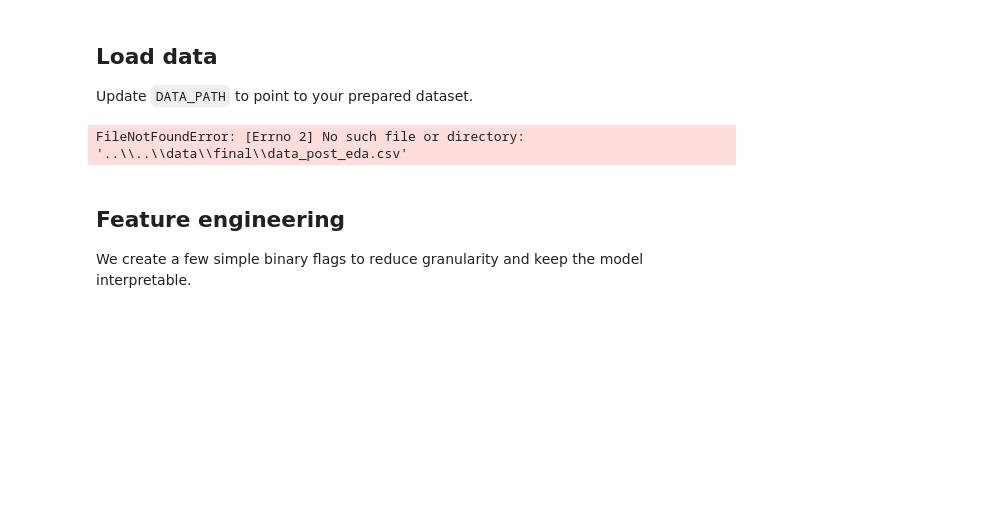
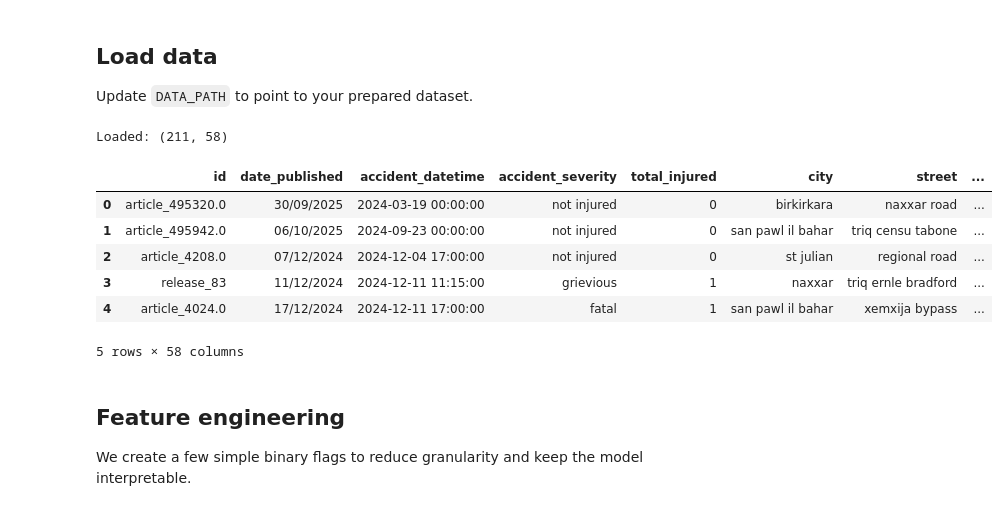
Before and after one commit to michael-vella/ics5110-assignment, a Jupyter notebook: notebooks/final/3d_logistic_regression__PAUL_SAID.ipynb, the cells around one changed output. Cells and saved outputs as stored; diff of their text form; code cells hidden in the pictures; blank space fills up the shorter version.

```diff
--- a/notebooks/final/3d_logistic_regression__PAUL_SAID.ipynb
+++ b/notebooks/final/3d_logistic_regression__PAUL_SAID.ipynb
@@ -33,13 +33,20 @@ import seaborn as sns
 
 Update `DATA_PATH` to point to your prepared dataset.
 # %%
-DATA_PATH = Path("../../../data/final/data_post_eda.csv")
+DATA_PATH = Path("../../data/final/data_post_eda.csv")
 
 df = pd.read_csv(DATA_PATH)
 print("Loaded:", df.shape)
 df.head()
 # %% [output]
-FileNotFoundError: [Errno 2] No such file or directory: '..\\..\\data\\final\\data_post_eda.csv'
+Loaded: (211, 58)
+|  | id | date_published | accident_datetime | accident_severity | total_injured | city | street | ... |
+| 0 | article_495320.0 | 30/09/2025 | 2024-03-19 00:00:00 | not injured | 0 | birkirkara | naxxar road | ... |
+| 1 | article_495942.0 | 06/10/2025 | 2024-09-23 00:00:00 | not injured | 0 | san pawl il bahar | triq censu tabone | ... |
+| 2 | article_4208.0 | 07/12/2024 | 2024-12-04 17:00:00 | not injured | 0 | st julian | regional road | ... |
+| 3 | release_83 | 11/12/2024 | 2024-12-11 11:15:00 | grievious | 1 | naxxar | triq ernle bradford | ... |
+| 4 | article_4024.0 | 17/12/2024 | 2024-12-11 17:00:00 | fatal | 1 | san pawl il bahar | xemxija bypass | ... |
+5 rows × 58 columns
 # %% [markdown]
 ## Feature engineering
 
```
Also changed, not shown: parts of 1 cell of this notebook.
